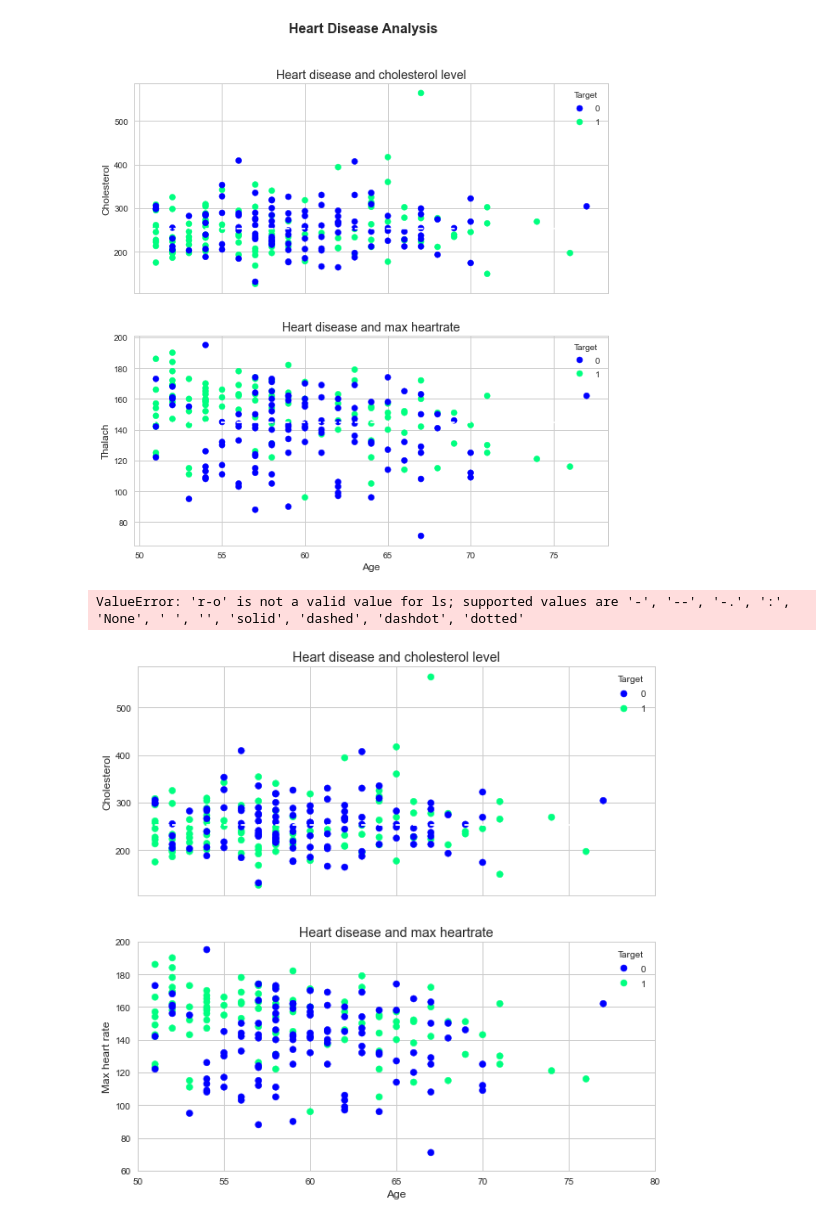
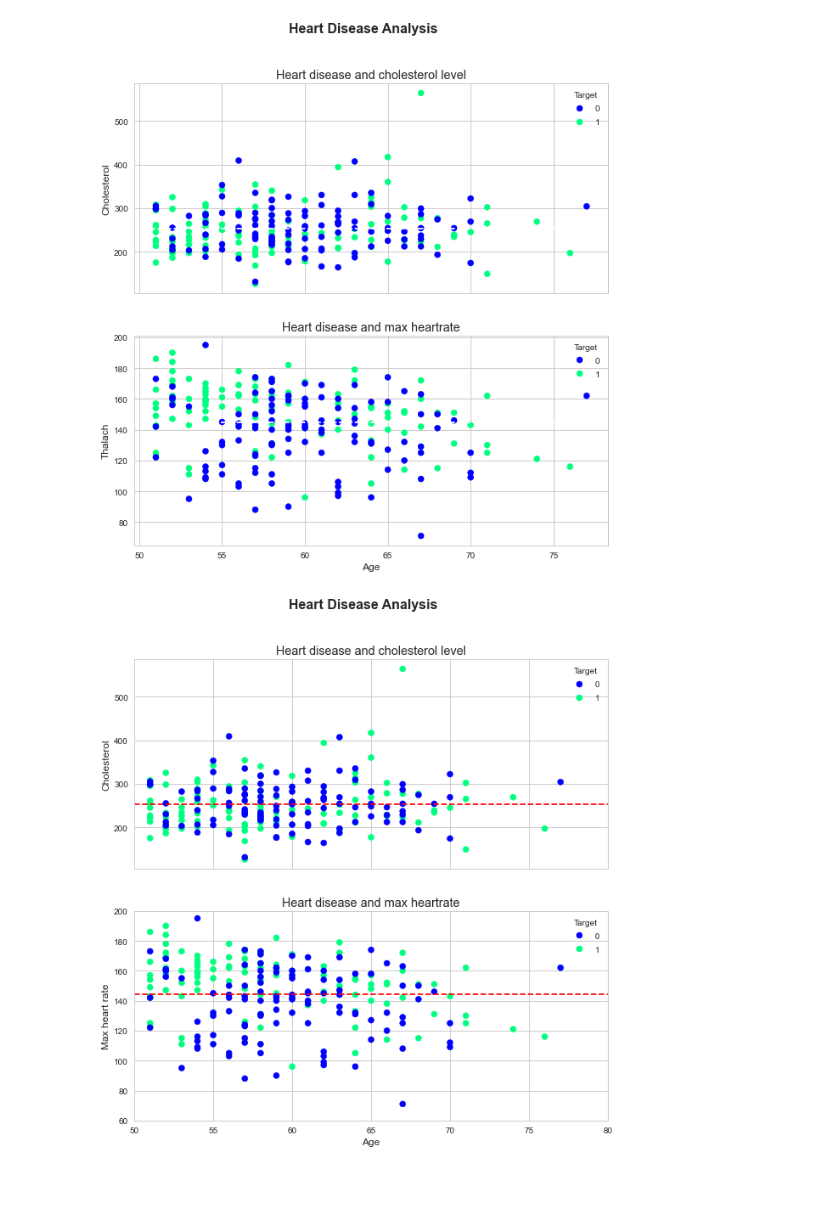
Before and after one commit to crypt096/zero-to-mastery-ml, a Jupyter notebook: introduction-to-matplotlib.ipynb, the cells around one changed output. Cells and saved outputs as stored; diff of their text form; code cells hidden in the pictures; blank space fills up the shorter version.

Commit message:
Add saving figure commands and exporting plot as png image.

```diff
--- a/introduction-to-matplotlib.ipynb
+++ b/introduction-to-matplotlib.ipynb
@@ -615,34 +615,33 @@ scatter = ax0.scatter(x=over_50['age'], y=over_50['chol'],c=over_50['target'],cm
 ax0.set(title="Heart disease and cholesterol level",ylabel='Cholesterol')
 
 # Change the x axis limits
 ax0.set_xlim([50,80])
 
 # Add a legend
 ax0.legend(*scatter.legend_elements(),title='Target');
 
 # Add a horizontal line
-ax0.axhline(over_50['chol'].mean(),linestyle='--');
+ax0.axhline(over_50['chol'].mean(),linestyle='--',c='red');
 
 
 
 # Add data to ax1
 scatter = ax1.scatter(x=over_50['age'], y=over_50['thalach'],c=over_50['target'],cmap="winter")
 
 # Customize ax1
 ax1.set(title="Heart disease and max heartrate",xlabel='Age',ylabel='Max heart rate')
 
 # Change the x axis limits
 ax1.set_xlim([50,80]);
 ax1.set_ylim([60,200]);
 
 # Add a legend
 ax1.legend(*scatter.legend_elements(),title='Target');
 
 # Add a horizontal line
-ax1.axhline(over_50['thalach'].mean(),linestyle='--');
+ax1.axhline(over_50['thalach'].mean(),linestyle='--',c='red');
 
 # Add a title to the figure
 fig.suptitle('Heart Disease Analysis',fontsize=16,fontweight="bold");
 # %% [output]
-ValueError: 'r-o' is not a valid value for ls; supported values are '-', '--', '-.', ':', 'None', ' ', '', 'solid', 'dashed', 'dashdot', 'dotted'
-[figure, old version]
+[figure, new version]
```
Also changed, not shown: parts of 2 cells of this notebook, 1 other file.
